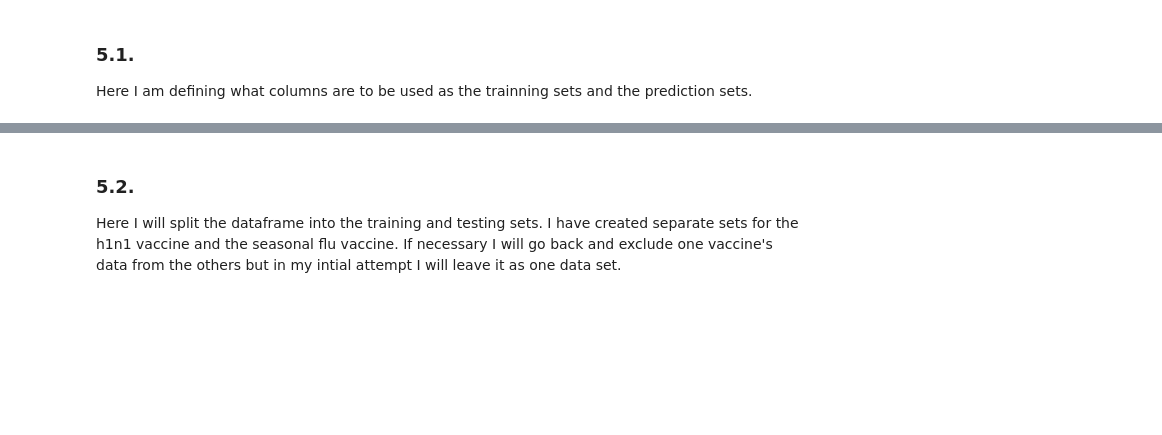
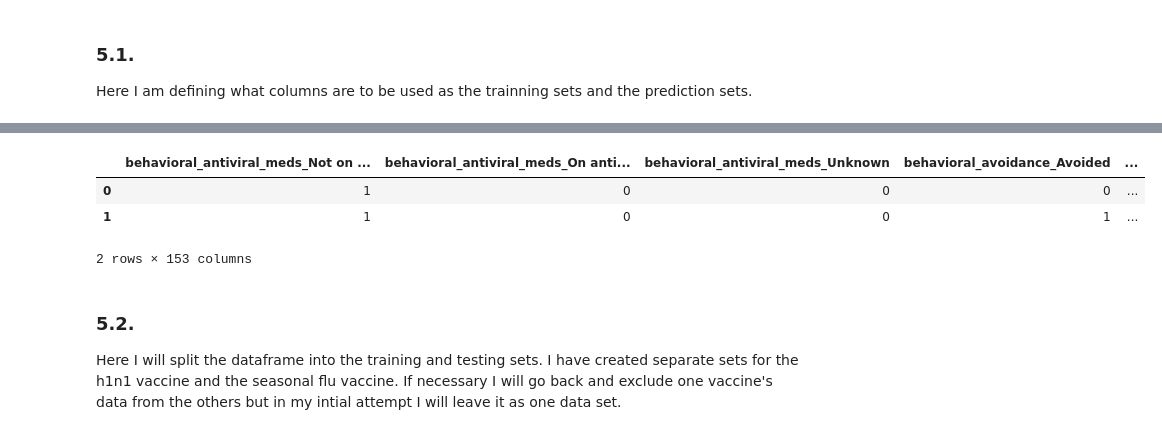
Before and after one commit to nudaee/DataScienceGuidedCapstone, a Jupyter notebook: Notebooks/Pre-processing and Training Data Development Cap2.ipynb, the cells around one changed output, grey strips where cells are left out. Cells and saved outputs as stored; diff of their text form; code cells hidden in the pictures; blank space fills up the shorter version.

```diff
--- a/Notebooks/Pre-processing and Training Data Development Cap2.ipynb
+++ b/Notebooks/Pre-processing and Training Data Development Cap2.ipynb
@@ -76,4 +70,4 @@ new_df.head()
 ### 4.2.
 Here I am adding the column's back to the created indicator feature's.
 # %%
-train_df = new_df.join(df[columns_to_exclude])
+train_df = new_df.join(df[['vaccine_status', 'h1n1_vaccine', 'seasonal_vaccine']])
@@ -110,0 +131,7 @@ y_seasonal = train_df['seasonal_vaccine']
+# %%
+#in this cell I dropped all non relevant columns for the h1n1 vaccine and seasonal vaccine
+x_h1n1_2 = train_df.drop(list(train_df.filter(like='seas').columns) + ['vaccine_status', 'h1n1_vaccine'], axis=1)
+y_h1n1_2 = train_df['h1n1_vaccine']
+
+x_seasonal_2 = train_df.drop(list(train_df.filter(like='h1n1').columns) + ['vaccine_status','seasonal_vaccine'], axis=1)
+y_seasonal_2 = train_df['seasonal_vaccine']
@@ -111,3 +145,10 @@ y_seasonal = train_df['seasonal_vaccine']
+# %%
+x_seasonal_2.head(2)
+# %% [output]
+|  | behavioral_antiviral_meds_Not on ... | behavioral_antiviral_meds_On anti... | behavioral_antiviral_meds_Unknown | behavioral_avoidance_Avoided | ... |
+| 0 | 1 | 0 | 0 | 0 | ... |
+| 1 | 1 | 0 | 0 | 1 | ... |
+2 rows × 153 columns
 # %% [markdown]
 ### 5.2.
 Here I will split the dataframe into the training and testing sets. I have created separate sets for the h1n1 vaccine and the seasonal flu vaccine. If necessary I will go back and exclude one vaccine's data from the others but in my intial attempt I will leave it as one data set.
```
Also changed, not shown: parts of 18 cells of this notebook, 1 other file.
